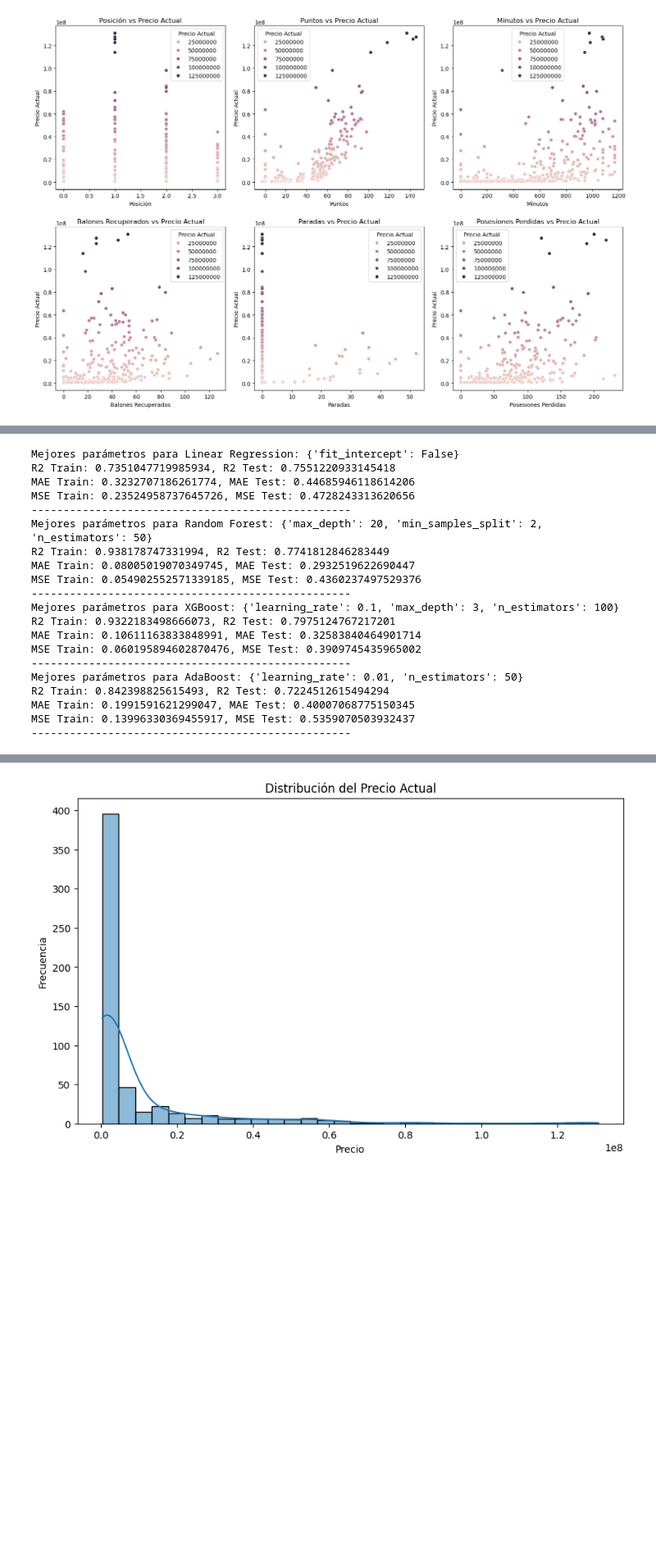
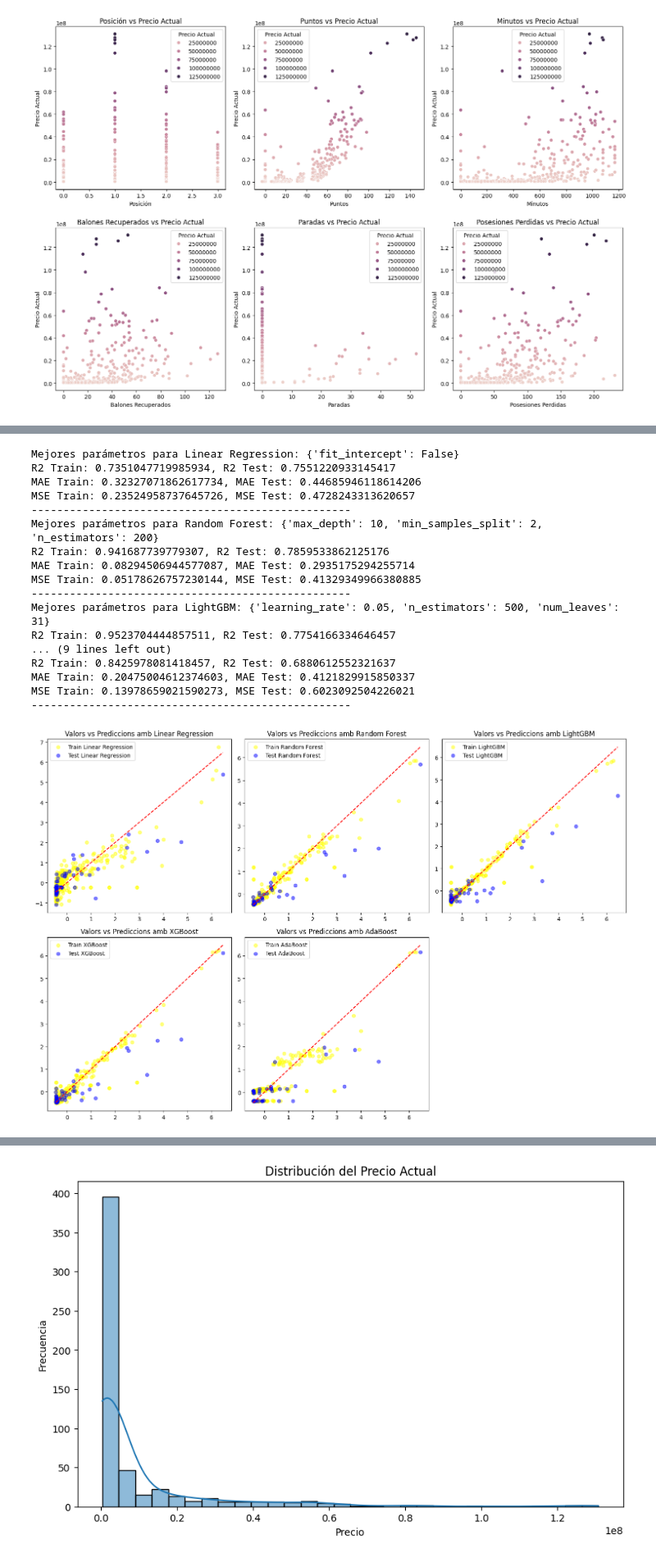
Before and after one commit to SantiMiquel/FantasyRegression, a Jupyter notebook: fantasy.ipynb, the cells around one changed output, grey strips where cells are left out. Shown at 82% size. Drawn from its saved outputs; the diff is of its cells as text; code cells hidden in the pictures; blank space fills up the shorter version.

```diff
--- a/fantasy.ipynb
+++ b/fantasy.ipynb
@@ -340,7 +394,7 @@ AdaBoost R2 Test: 0.7046164359311887
 models = {
     "Linear Regression": LinearRegression(),
     "Random Forest": RandomForestRegressor(),
-    # "LightGBM": LGBMRegressor(verbose=-1),
+    "LightGBM": LGBMRegressor(verbose=-1),
     "XGBoost": XGBRegressor(),
     "AdaBoost": AdaBoostRegressor()
 }
@@ -365,11 +419,11 @@ for name, model in models.items():
             'max_depth': [None, 10, 20, 30],
             'min_samples_split': [2, 5, 10]
         },
-        # "LightGBM": {
-        #     'num_leaves': [31, 50, 100],
-        #     'learning_rate': [0.05, 0.1, 0.2],
-        #     'n_estimators': [100, 200, 500]
-        # },
+        "LightGBM": {
+            'num_leaves': [31, 50, 100],
+            'learning_rate': [0.05, 0.1, 0.2],
+            'n_estimators': [100, 200, 500]
+        },
         "XGBoost": {
             'n_estimators': [100, 200, 500],
             'learning_rate': [0.01, 0.1, 0.2],
@@ -390,47 +444,64 @@ for name, model in models.items():
 
     r2_train = r2_score(y_train, y_pred_train)
     r2_test = r2_score(y_test, y_pred_test)
     mae_train = mean_absolute_error(y_train, y_pred_train)
     mae_test = mean_absolute_error(y_test, y_pred_test)
     mse_train = mean_squared_error(y_train, y_pred_train)
     mse_test = mean_squared_error(y_test, y_pred_test)
 
     results_rfe[name] = {
         "Model": best_model_grid,
         "Best Parameters": grid_search.best_params_,
         "features": model_rfe.n_features_,
         "caracteristicas": model_rfe.support_,
         "MAE Train": mae_train,
         "MAE Test": mae_test,
         "MSE Train": mse_train,
         "MSE Test": mse_test,
         'R2 Train': r2_train,
-        'R2 Test': r2_test
+        'R2 Test': r2_test,
+        'y pred train': y_pred_train,
+        'y pred test': y_pred_test
     }
 
     print(f"Mejores parámetros para {name}: {grid_search.best_params_}")
     print(f"R2 Train: {r2_train}, R2 Test: {r2_test}")
     print(f"MAE Train: {mae_train}, MAE Test: {mae_test}")
     print(f"MSE Train: {mse_train}, MSE Test: {mse_test}")
     print("-" * 50)
+
+fig, axes = plt.subplots(2, 3, figsize=(15, 10))
+
+for idx, name in enumerate(models.keys()):
+    ax = axes[idx // 3, idx % 3]
+    ax.scatter(y_train, results_rfe[name]['y pred train'],color = 'yellow', alpha=0.5 , label=f'Train {name}')
+    ax.scatter(y_test, results_rfe[name]['y pred test'],color = 'blue', alpha=0.5 , label=f'Test {name}')
+    ax.set_title(f'Valors vs Prediccions amb {name}')
+    ax.plot([min(y_test), max(y_test)], [min(y_test), max(y_test)], color='red', linestyle='--')
+    ax.legend()
+
+# Eliminar l'últim subplot buit (2,3)
+axes[1, 2].axis('off')  # Amaga el subplot no utilitzat
+
+# Ajustar espais entre subplots
+plt.tight_layout()
+plt.show()
 # %% [output]
 Mejores parámetros para Linear Regression: {'fit_intercept': False}
-R2 Train: 0.7351047719985934, R2 Test: 0.7551220933145418
-MAE Train: 0.3232707186261774, MAE Test: 0.44685946118614206
-MSE Train: 0.23524958737645726, MSE Test: 0.4728243313620656
+R2 Train: 0.7351047719985934, R2 Test: 0.7551220933145417
+MAE Train: 0.32327071862617734, MAE Test: 0.44685946118614206
+MSE Train: 0.23524958737645726, MSE Test: 0.4728243313620657
 --------------------------------------------------
-Mejores parámetros para Random Forest: {'max_depth': 20, 'min_samples_split': 2, 'n_estimators': 50}
-R2 Train: 0.938178747331994, R2 Test: 0.7741812846283449
-MAE Train: 0.08005019070349745, MAE Test: 0.2932519622690447
-MSE Train: 0.054902552571339185, MSE Test: 0.4360237497529376
+Mejores parámetros para Random Forest: {'max_depth': 10, 'min_samples_split': 2, 'n_estimators': 200}
+R2 Train: 0.941687739779307, R2 Test: 0.7859533862125176
+MAE Train: 0.08294506944577087, MAE Test: 0.2935175294255714
+MSE Train: 0.05178626757230144, MSE Test: 0.41329349966380885
 --------------------------------------------------
-Mejores parámetros para XGBoost: {'learning_rate': 0.1, 'max_depth': 3, 'n_estimators': 100}
-R2 Train: 0.9322183498666073, R2 Test: 0.7975124767217201
-MAE Train: 0.10611163833848991, MAE Test: 0.32583840464901714
-MSE Train: 0.060195894602870476, MSE Test: 0.3909745435965002
+Mejores parámetros para LightGBM: {'learning_rate': 0.05, 'n_estimators': 500, 'num_leaves': 31}
+R2 Train: 0.9523704444857511, R2 Test: 0.7754166334646457
+... (9 lines left out)
+R2 Train: 0.8425978081418457, R2 Test: 0.6880612552321637
+MAE Train: 0.20475004612374603, MAE Test: 0.4121829915850337
+MSE Train: 0.13978659021590273, MSE Test: 0.6023092504226021
 --------------------------------------------------
-Mejores parámetros para AdaBoost: {'learning_rate': 0.01, 'n_estimators': 50}
-R2 Train: 0.842398825615493, R2 Test: 0.7224512615494294
-MAE Train: 0.1991591621299047, MAE Test: 0.40007068775150345
-MSE Train: 0.13996330369455917, MSE Test: 0.5359070503932437
---------------------------------------------------
+[figure, added]
```
Also changed, not shown: parts of 18 cells of this notebook.
